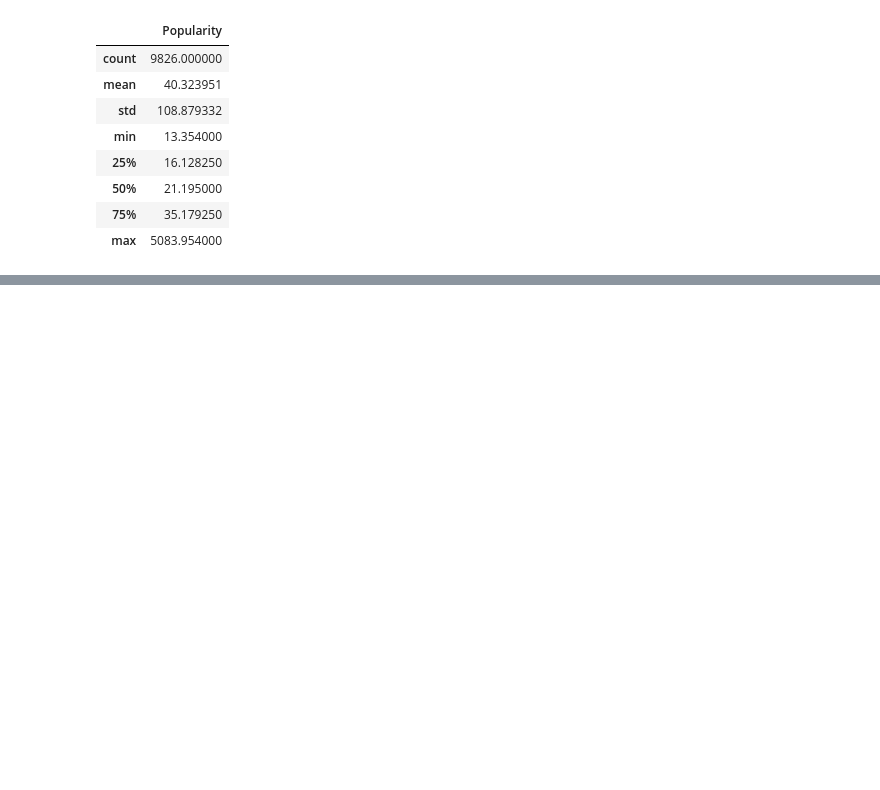
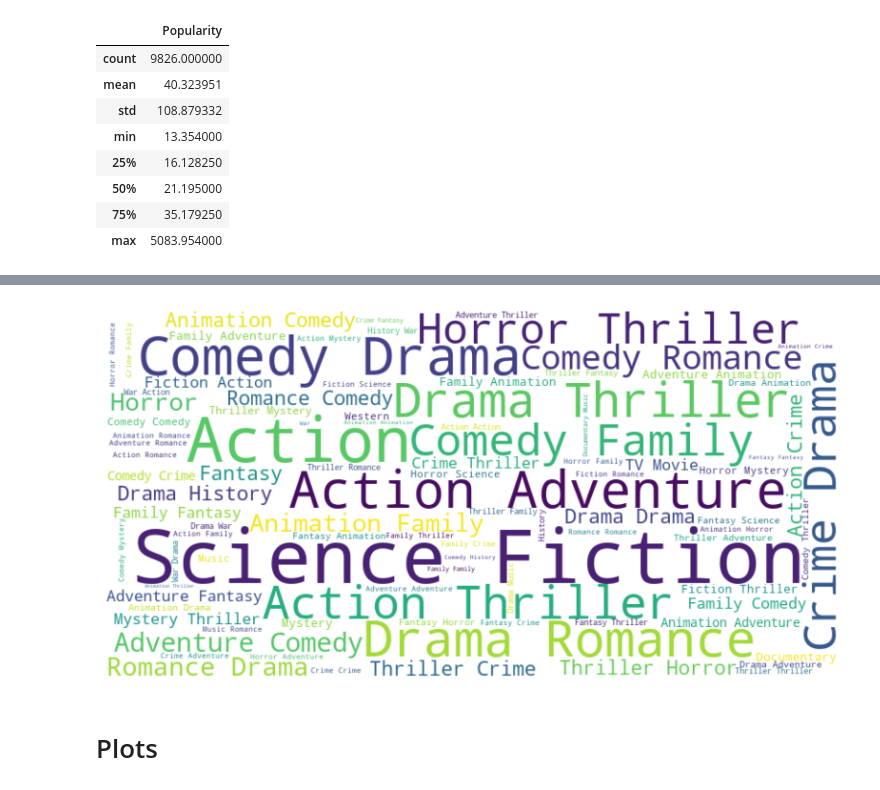
Before and after one commit to Eddythemachine/End-to-End-Books-Recommender-System-Implementation-using-Collaborative-Filtering, a Jupyter notebook: notebook/practice.ipynb, the cells around one changed output, grey strips where cells are left out. Saved outputs shown, nothing was run; the diff lists cells and outputs as text; code cells hidden in the pictures; blank space fills up the shorter version.

```diff
--- a/notebook/practice.ipynb
+++ b/notebook/practice.ipynb
@@ -72,0 +124,20 @@ df.describe()
+# %%
+# Combine all genres into one string
+genre_text = " ".join(df["Genre"].dropna())
+
+# Create word cloud
+wordcloud = WordCloud(
+    width=800,
+    height=400,
+    background_color="white"
+).generate(genre_text)
+
+# Plot
+plt.figure(figsize=(10, 5))
+plt.imshow(wordcloud, interpolation="bilinear")
+plt.axis("off")
+plt.show()
+# %% [output]
+[figure, added]
+# %% [markdown]
+# Plots
```
Also changed, not shown: parts of 38 cells of this notebook, 1 other file.
